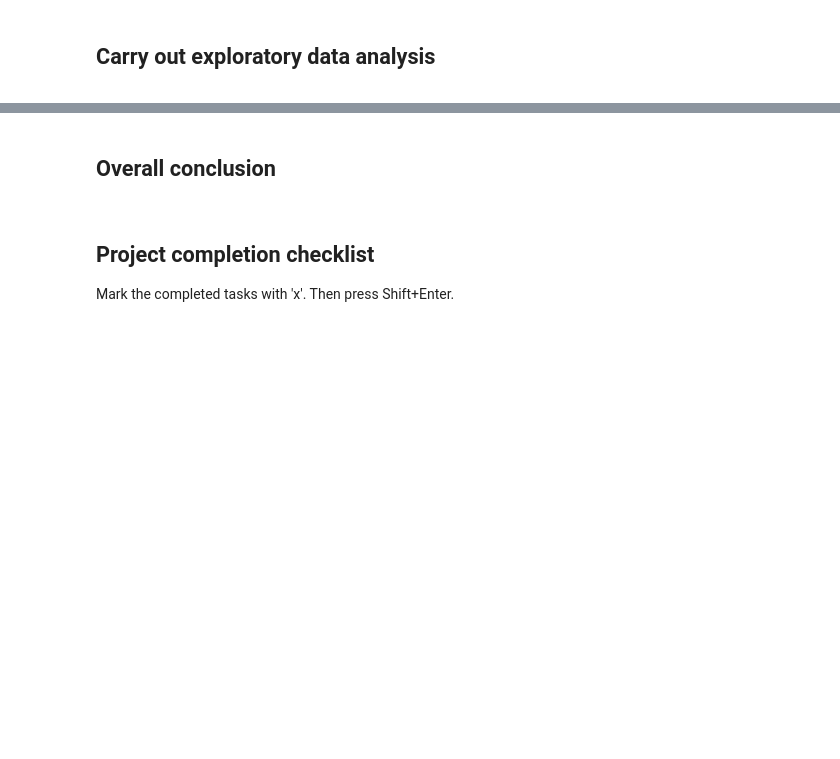
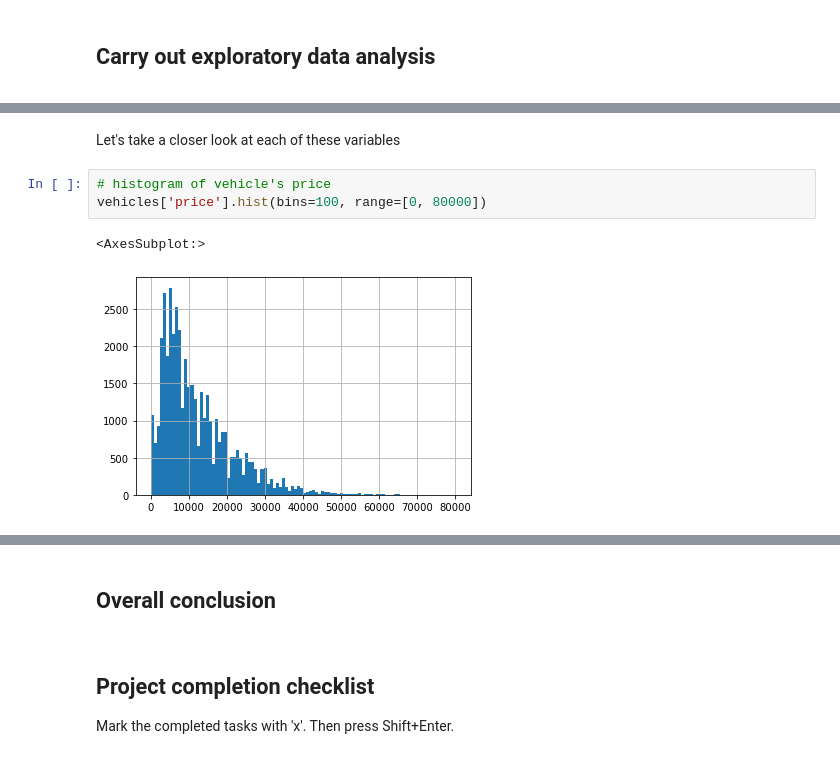
Before and after one commit to chuksoo/vehicle_price_analytics, a Jupyter notebook: car_sales_EDA.ipynb, the cells around one changed output, grey strips where cells are left out. Drawn from its saved outputs; the diff is of its cells as text; blank space fills up the shorter version.

```diff
--- a/car_sales_EDA.ipynb
+++ b/car_sales_EDA.ipynb
@@ -59,0 +466,8 @@ The objective of this project is to:
+# %% [markdown]
+Let's take a closer look at each of these variables
+# %%
+# histogram of vehicle's price
+vehicles['price'].hist(bins=100, range=[0, 80000])
+# %% [output]
+<AxesSubplot:>
+[figure, added]
```
Also changed, not shown: parts of 74 cells of this notebook.
